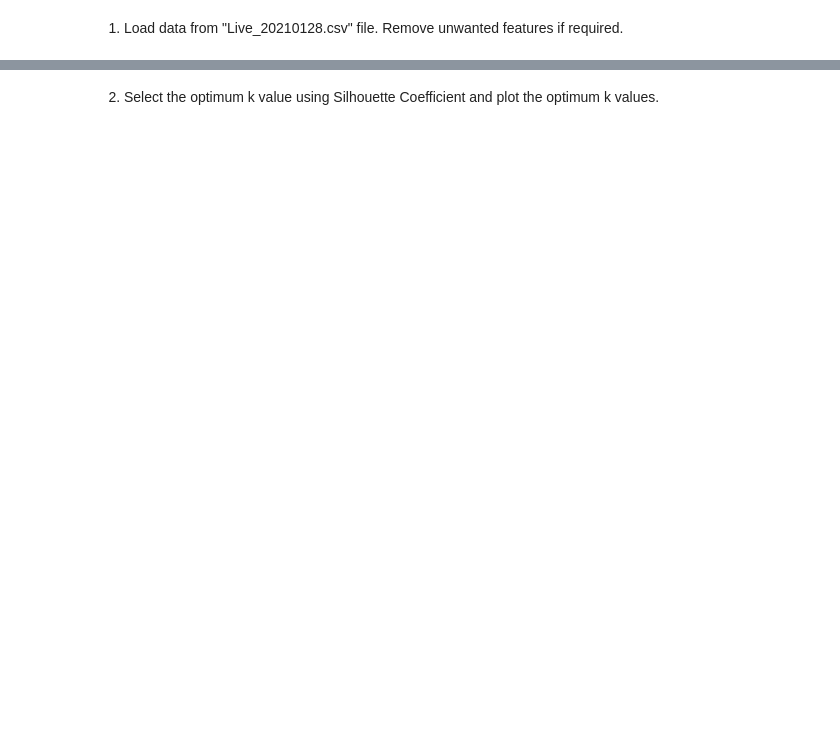
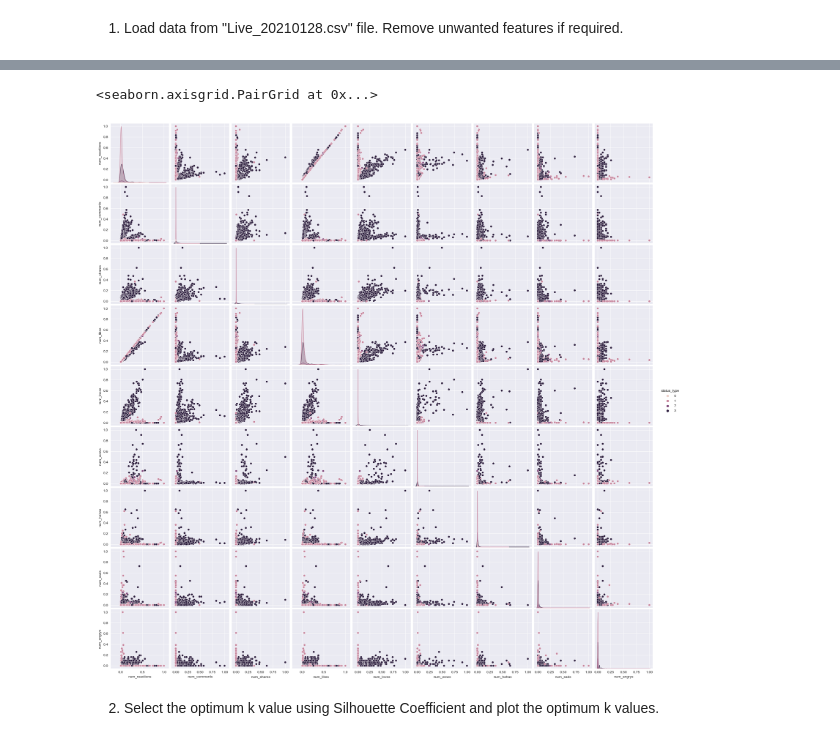
Before and after one commit to marsson/Ai_universityClass, a Jupyter notebook: Marcelo_Week3.ipynb, the cells around one changed output, grey strips where cells are left out. Saved outputs shown, nothing was run; the diff lists cells and outputs as text; code cells hidden in the pictures; blank space fills up the shorter version.

```diff
--- a/Marcelo_Week3.ipynb
+++ b/Marcelo_Week3.ipynb
@@ -22,3 +32,8 @@ reactions_clean.head()
+# %%
+seaborn.pairplot(reactions, hue = 'status_type')
+# %% [output]
+<seaborn.axisgrid.PairGrid at 0x...>
+[figure, added]
 # %% [markdown]
 2) Select the optimum k value using Silhouette Coefficient and plot the optimum k values.
 # %%
```
Also changed, not shown: parts of 11 cells of this notebook, 21 other files.
